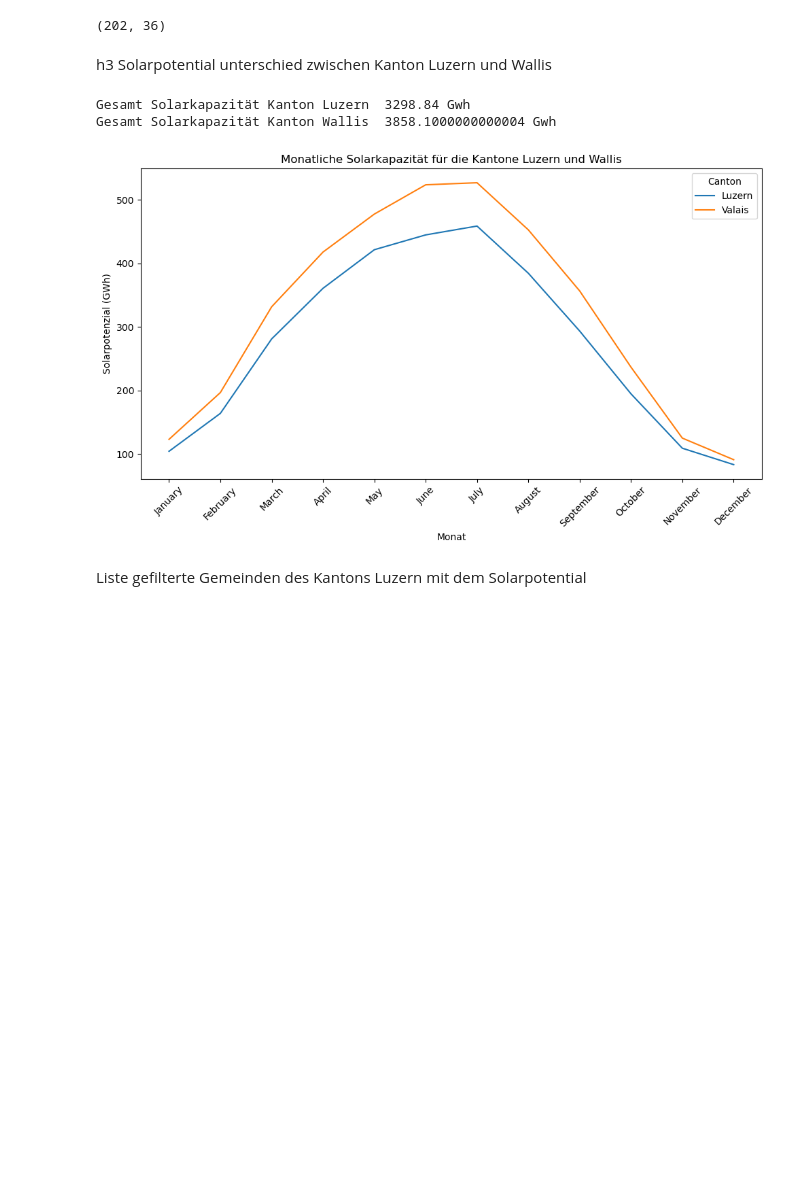
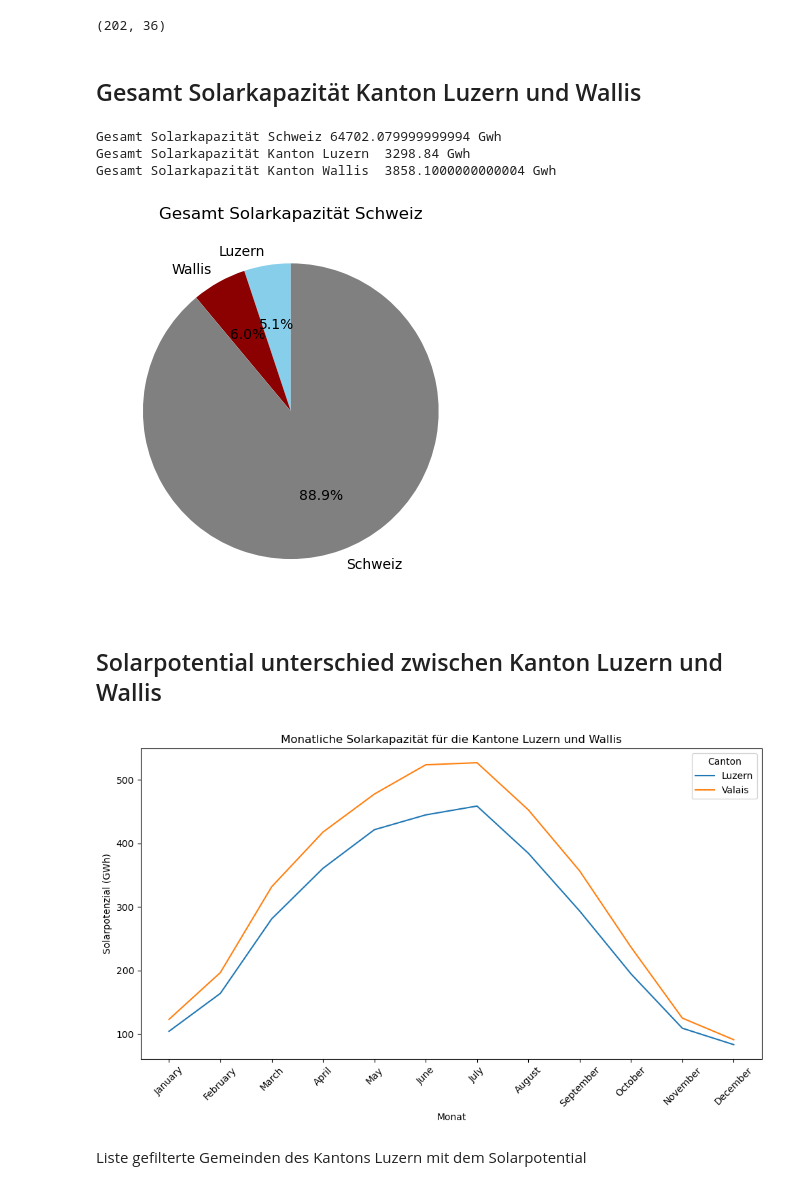
Before and after one commit to Dominique96/Python_first, a Jupyter notebook: solar_project.ipynb, the cells around one changed output. Drawn from its saved outputs; the diff is of its cells as text; code cells hidden in the pictures; blank space fills up the shorter version.

Commit message:
Schweizerkarte Plot

```diff
--- a/solar_project.ipynb
+++ b/solar_project.ipynb
@@ -32,18 +32,39 @@ print(shape)
 | 501 | 1007 | Romoos | Luzern | CH | 11.84 | 0.43 | ... |
 5 rows × 36 columns
 (202, 36)
+# %% [markdown]
+## Gesamt Solarkapazität Kanton Luzern und Wallis
+# %%
+df_lu_vs = df[df["Canton"].isin(["Luzern","Valais"])]
+
+
+solar_LU = df_lu_vs[df_lu_vs["Canton"] == "Luzern"]["Scenario1_RoofsOnly_PotentialSolarElectricity_GWh"].sum()
+solar_VS = df_lu_vs[df_lu_vs["Canton"] == "Valais"]["Scenario1_RoofsOnly_PotentialSolarElectricity_GWh"].sum()
+
+solar_CH = df["Scenario1_RoofsOnly_PotentialSolarElectricity_GWh"].sum()
+
+print("Gesamt Solarkapazität Schweiz", solar_CH, "Gwh")
+print("Gesamt Solarkapazität Kanton Luzern ", solar_LU , "Gwh")
+print("Gesamt Solarkapazität Kanton Wallis ", solar_VS , "Gwh")
+
+#Pie Calc
+remainder = solar_CH - (solar_LU + solar_VS)
+labels_pie = ['Luzern', 'Wallis', 'Schweiz']
+sizes_pie = [solar_LU, solar_VS, remainder]
+colors = ['skyblue', 'darkred', 'grey']
+
+# Plot the pie chart
+plt.pie(sizes_pie, labels=labels_pie, autopct='%1.1f%%', startangle=90, colors=colors)
+plt.title("Gesamt Solarkapazität Schweiz")
+plt.show()
+# %% [output]
+Gesamt Solarkapazität Schweiz 64702.079999999994 Gwh
+Gesamt Solarkapazität Kanton Luzern  3298.84 Gwh
+Gesamt Solarkapazität Kanton Wallis  3858.1000000000004 Gwh
+[figure, added]
 # %% [markdown]
-h3 Solarpotential unterschied zwischen Kanton Luzern und Wallis
+## Solarpotential unterschied zwischen Kanton Luzern und Wallis
 # %%
-
-df_lu_vs = df[df["Canton"].isin(["Luzern","Valais"])]
-
-
-solar_LU = df_lu_vs[df_lu_vs["Canton"] == "Luzern"]["Scenario1_RoofsOnly_PotentialSolarElectricity_GWh"].sum()
-solar_VS = df_lu_vs[df_lu_vs["Canton"] == "Valais"]["Scenario1_RoofsOnly_PotentialSolarElectricity_GWh"].sum()
-
-print("Gesamt Solarkapazität Kanton Luzern ", solar_LU , "Gwh")
-print("Gesamt Solarkapazität Kanton Wallis ", solar_VS , "Gwh")
 
 # Define cantons and monthly columns
 cantons = ["Luzern", "Valais"]
@@ -105,8 +126,6 @@ plt.legend(title='Canton')
 plt.tight_layout()
 plt.show()
 # %% [output]
-Gesamt Solarkapazität Kanton Luzern  3298.84 Gwh
-Gesamt Solarkapazität Kanton Wallis  3858.1000000000004 Gwh
 [figure]
 # %% [markdown]
 Liste gefilterte Gemeinden des Kantons Luzern mit dem Solarpotential
```
Also changed, not shown: parts of 7 cells of this notebook, 10 other files.
